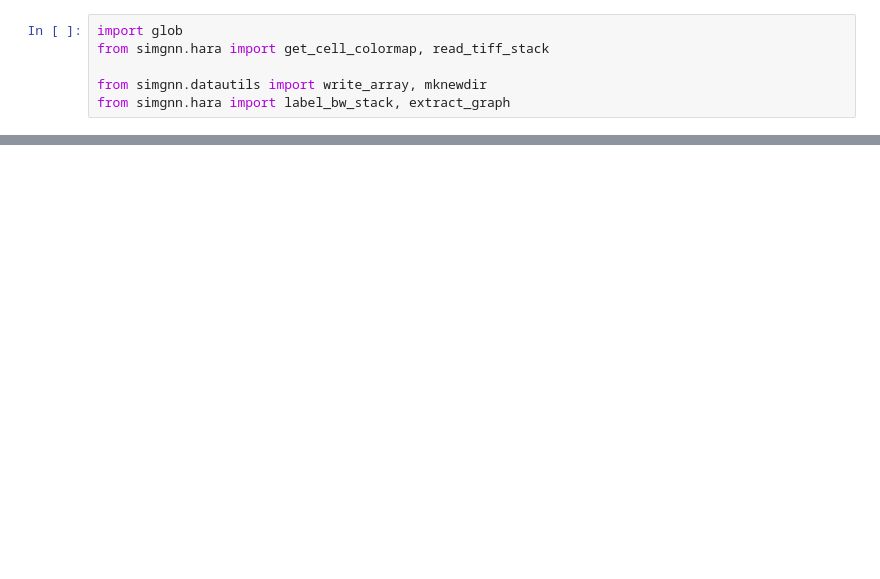
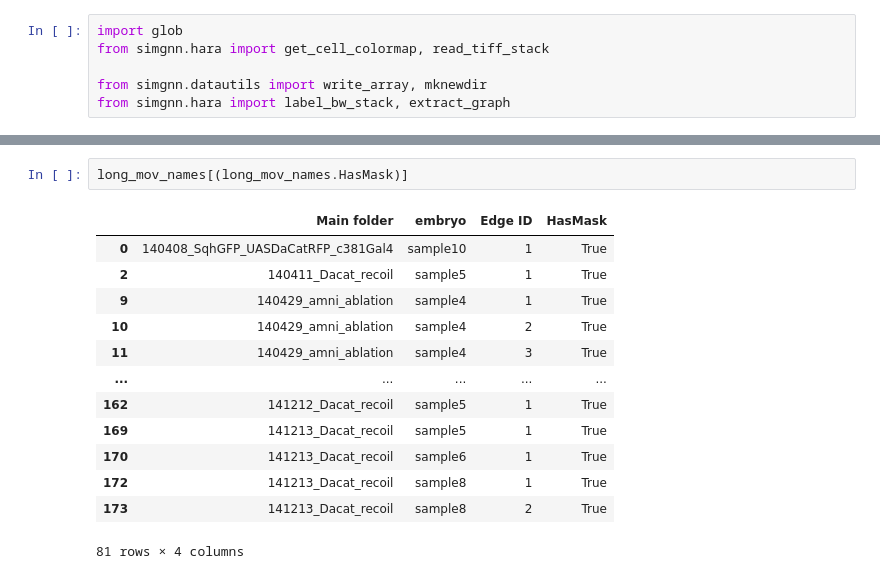
Before and after one commit to mshagirov/simgnn, a Jupyter notebook: nbs/1B_preprocess_ablationdata.ipynb, the cells around one changed output, grey strips where cells are left out. Cells and saved outputs as stored; diff of their text form; blank space fills up the shorter version.

```diff
--- a/nbs/1B_preprocess_ablationdata.ipynb
+++ b/nbs/1B_preprocess_ablationdata.ipynb
@@ -76,0 +73,16 @@ Image stack shape: (61, 512, 511) -- trim boundaries: True
+# %%
+long_mov_names[(long_mov_names.HasMask)]
+# %% [output]
+|  | Main folder | embryo | Edge ID | HasMask |
+| 0 | 140408_SqhGFP_UASDaCatRFP_c381Gal4 | sample10 | 1 | True |
+| 2 | 140411_Dacat_recoil | sample5 | 1 | True |
+| 9 | 140429_amni_ablation | sample4 | 1 | True |
+| 10 | 140429_amni_ablation | sample4 | 2 | True |
+| 11 | 140429_amni_ablation | sample4 | 3 | True |
+| ... | ... | ... | ... | ... |
+| 162 | 141212_Dacat_recoil | sample5 | 1 | True |
+| 169 | 141213_Dacat_recoil | sample5 | 1 | True |
+| 170 | 141213_Dacat_recoil | sample6 | 1 | True |
+| 172 | 141213_Dacat_recoil | sample8 | 1 | True |
+| 173 | 141213_Dacat_recoil | sample8 | 2 | True |
+81 rows × 4 columns
```
Also changed, not shown: parts of 17 cells of this notebook.
